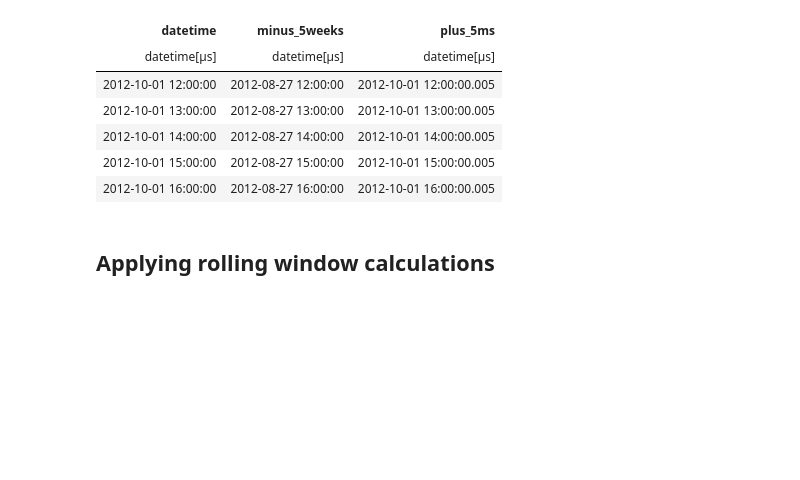
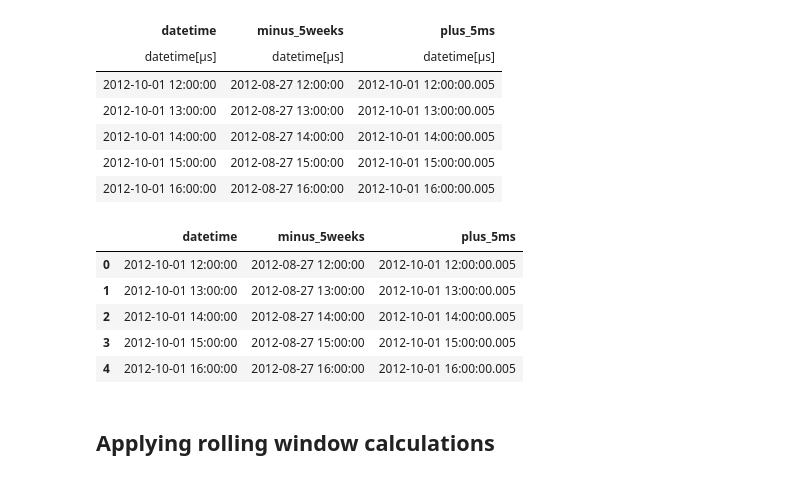
Before and after one commit to PeiGuancheng/Polars-Cookbook, a Jupyter notebook: Chapter09/ch09.ipynb, the cells around one changed output. Cells and saved outputs as stored; diff of their text form; code cells hidden in the pictures; blank space fills up the shorter version.

```diff
--- a/Chapter09/ch09.ipynb
+++ b/Chapter09/ch09.ipynb
@@ -180,6 +206,20 @@ shape: (5, 3)
 | 2012-10-01 14:00:00 | 2012-08-27 14:00:00 | 2012-10-01 14:00:00.005 |
 | 2012-10-01 15:00:00 | 2012-08-27 15:00:00 | 2012-10-01 15:00:00.005 |
 | 2012-10-01 16:00:00 | 2012-08-27 16:00:00 | 2012-10-01 16:00:00.005 |
+# %%
+dt = lf_pd['datetime']
+pd.DataFrame({
+    'datetime': dt,
+    'minus_5weeks': dt - pd.DateOffset(weeks=5),
+    'plus_5ms': dt + pd.DateOffset(milliseconds=5)
+}).head()
+# %% [output]
+|  | datetime | minus_5weeks | plus_5ms |
+| 0 | 2012-10-01 12:00:00 | 2012-08-27 12:00:00 | 2012-10-01 12:00:00.005 |
+| 1 | 2012-10-01 13:00:00 | 2012-08-27 13:00:00 | 2012-10-01 13:00:00.005 |
+| 2 | 2012-10-01 14:00:00 | 2012-08-27 14:00:00 | 2012-10-01 14:00:00.005 |
+| 3 | 2012-10-01 15:00:00 | 2012-08-27 15:00:00 | 2012-10-01 15:00:00.005 |
+| 4 | 2012-10-01 16:00:00 | 2012-08-27 16:00:00 | 2012-10-01 16:00:00.005 |
 # %% [markdown]
 ## Applying rolling window calculations
 # %% [markdown]
```
Also changed, not shown: parts of 4 cells of this notebook.
